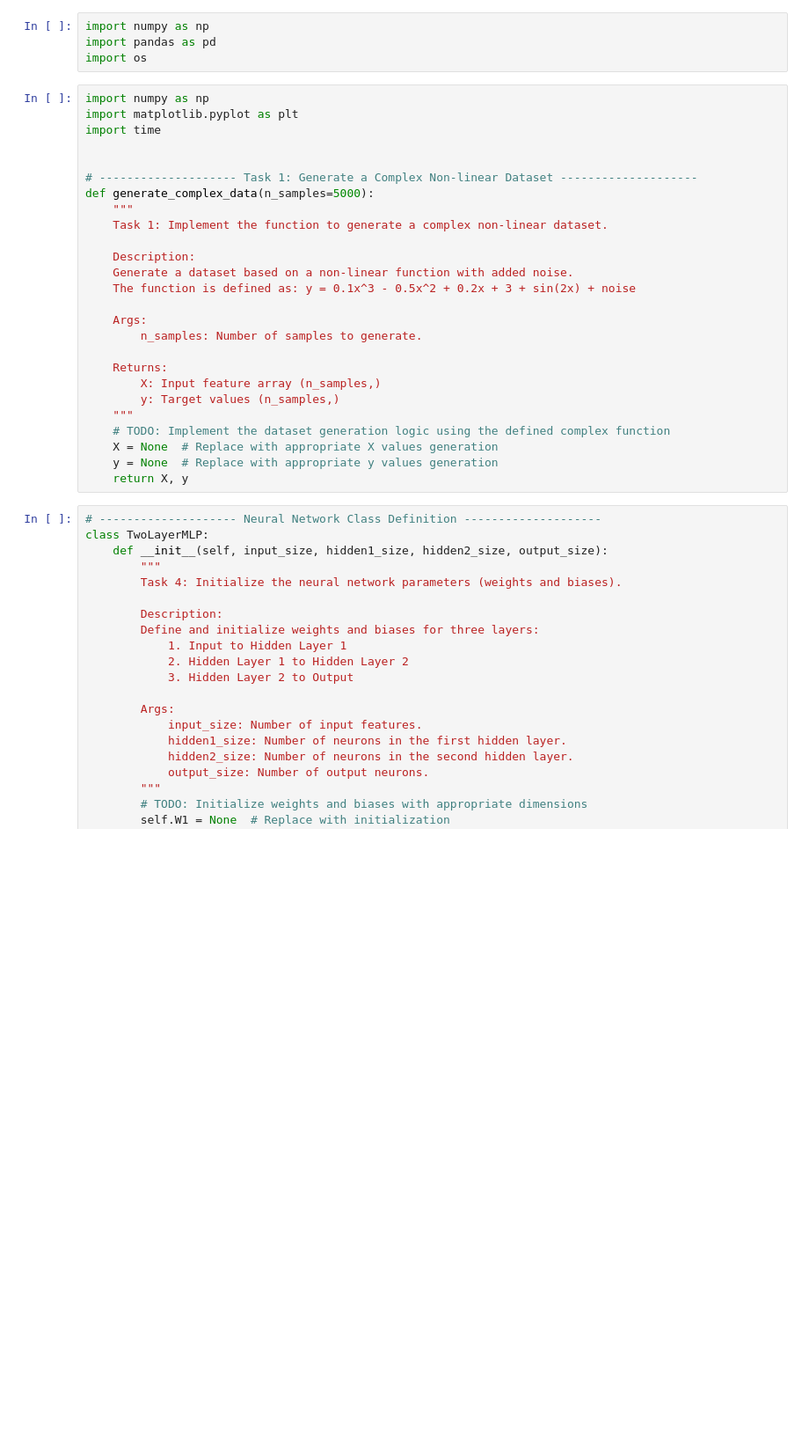
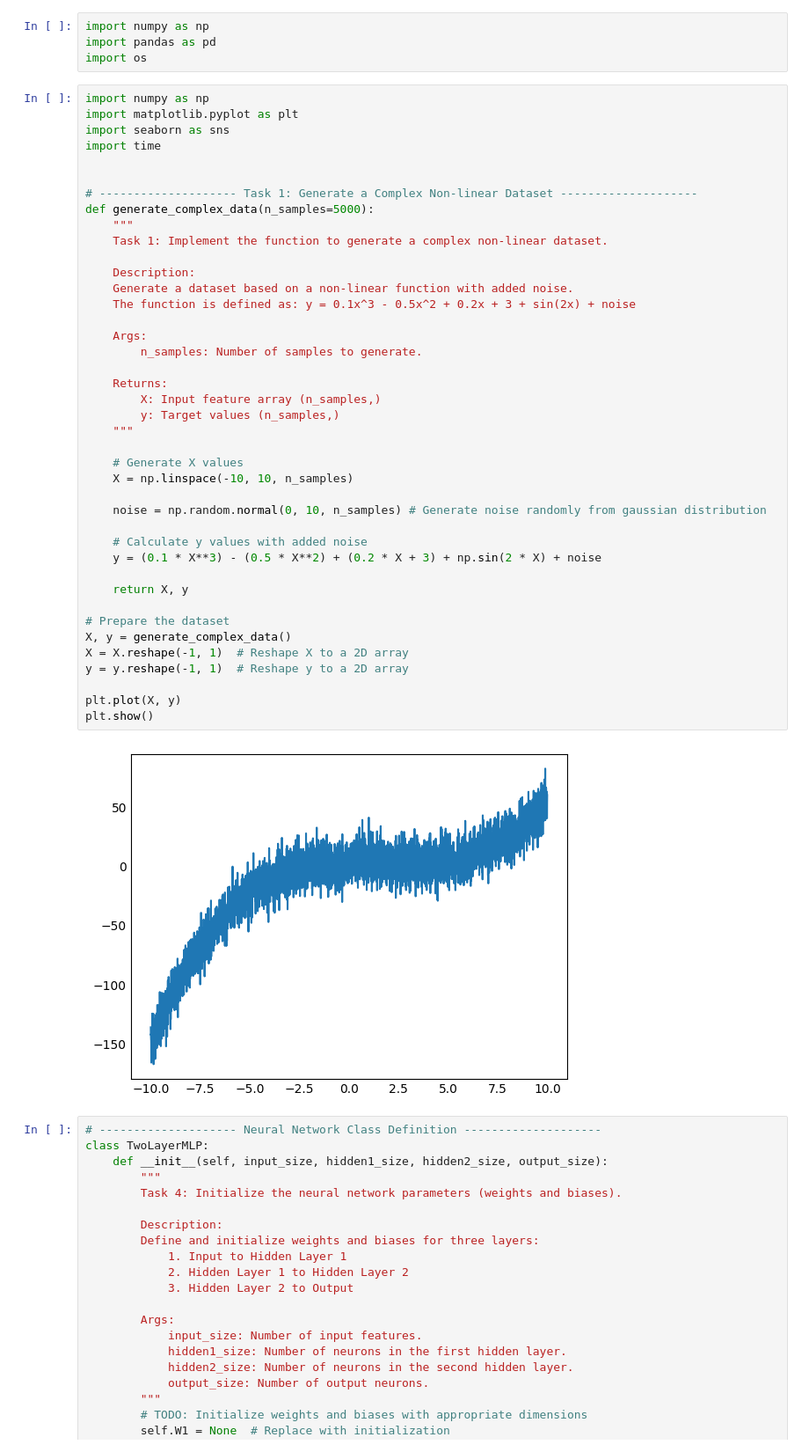
Before and after one commit to AdamPSU/FromScratch, a Jupyter notebook: Neural Networks/mlp.ipynb, the cells around one changed output. Shown: that part at 88% size. Drawn from its saved outputs; the diff is of its cells as text; blank space fills up the shorter version.

```diff
--- a/Neural Networks/mlp.ipynb
+++ b/Neural Networks/mlp.ipynb
@@ -5,29 +5,46 @@ import os
 # %%
 import numpy as np
 import matplotlib.pyplot as plt
+import seaborn as sns
 import time
 
 
 # -------------------- Task 1: Generate a Complex Non-linear Dataset --------------------
 def generate_complex_data(n_samples=5000):
     """
     Task 1: Implement the function to generate a complex non-linear dataset.
 
     Description:
     Generate a dataset based on a non-linear function with added noise.
     The function is defined as: y = 0.1x^3 - 0.5x^2 + 0.2x + 3 + sin(2x) + noise
 
     Args:
         n_samples: Number of samples to generate.
 
     Returns:
         X: Input feature array (n_samples,)
         y: Target values (n_samples,)
     """
-    # TODO: Implement the dataset generation logic using the defined complex function
-    X = None  # Replace with appropriate X values generation
-    y = None  # Replace with appropriate y values generation
+
+    # Generate X values
+    X = np.linspace(-10, 10, n_samples)
+
+    noise = np.random.normal(0, 10, n_samples) # Generate noise randomly from gaussian distribution
+
+    # Calculate y values with added noise
+    y = (0.1 * X**3) - (0.5 * X**2) + (0.2 * X + 3) + np.sin(2 * X) + noise
+
     return X, y
+
+# Prepare the dataset
+X, y = generate_complex_data()
+X = X.reshape(-1, 1)  # Reshape X to a 2D array
+y = y.reshape(-1, 1)  # Reshape y to a 2D array
+
+plt.plot(X, y)
+plt.show()
+# %% [output]
+[figure, added]
 # %%
 # -------------------- Neural Network Class Definition --------------------
 class TwoLayerMLP:
```
Also changed, not shown: parts of 2 cells of this notebook.
